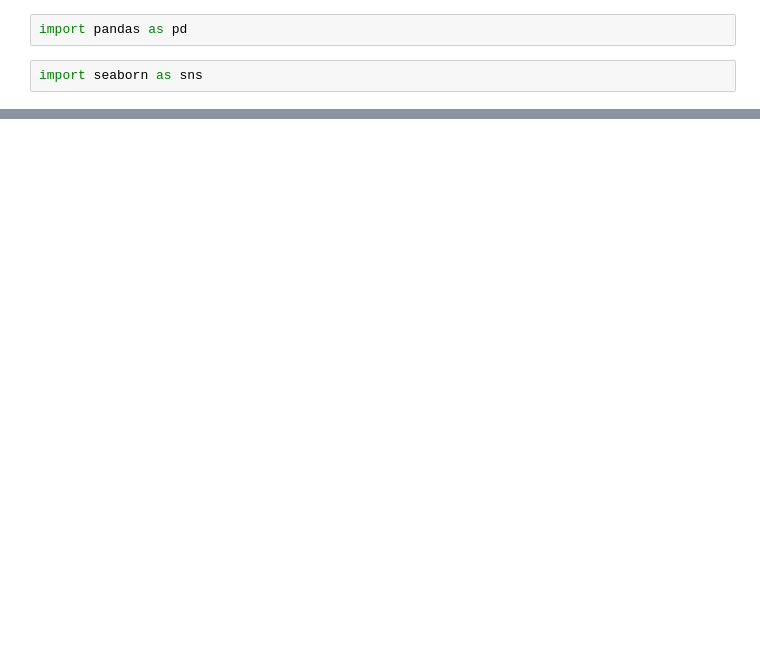
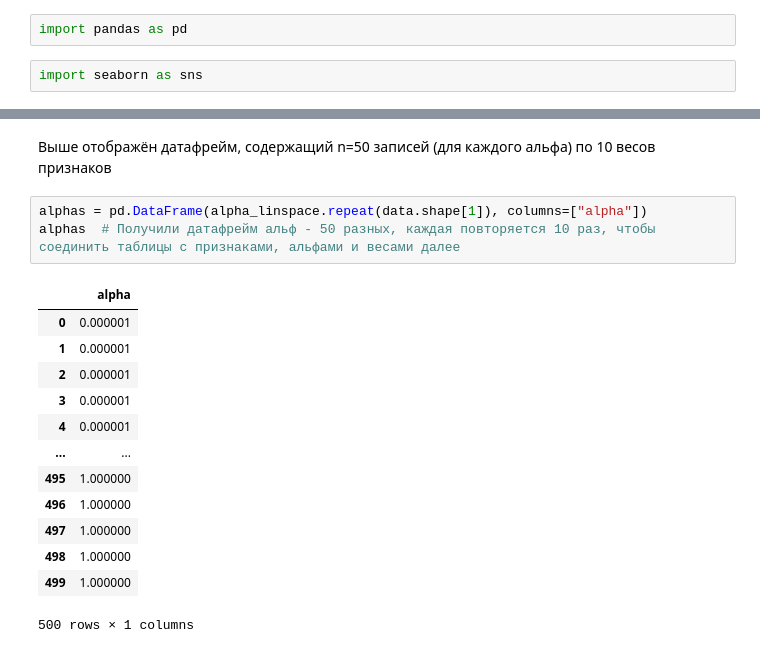
Before and after one commit to OhNoMyRook/Calculus, a Jupyter notebook: hw-5(code).ipynb, the cells around one changed output, grey strips where cells are left out. Drawn from its saved outputs; the diff is of its cells as text; blank space fills up the shorter version.

```diff
--- a/hw-5(code).ipynb
+++ b/hw-5(code).ipynb
@@ -77,0 +46,19 @@ weights
+# %% [markdown]
+Выше отображён датафрейм, содержащий n=50 записей (для каждого альфа) по 10 весов признаков
+# %%
+alphas = pd.DataFrame(alpha_linspace.repeat(data.shape[1]), columns=["alpha"])
+alphas  # Получили датафрейм альф - 50 разных, каждая повторяется 10 раз, чтобы соединить таблицы с признаками, альфами и весами далее
+# %% [output]
+|  | alpha |
+| 0 | 0.000001 |
+| 1 | 0.000001 |
+| 2 | 0.000001 |
+| 3 | 0.000001 |
+| 4 | 0.000001 |
+| ... | ... |
+| 495 | 1.000000 |
+| 496 | 1.000000 |
+| 497 | 1.000000 |
+| 498 | 1.000000 |
+| 499 | 1.000000 |
+500 rows × 1 columns
```
Also changed, not shown: parts of 17 cells of this notebook.
